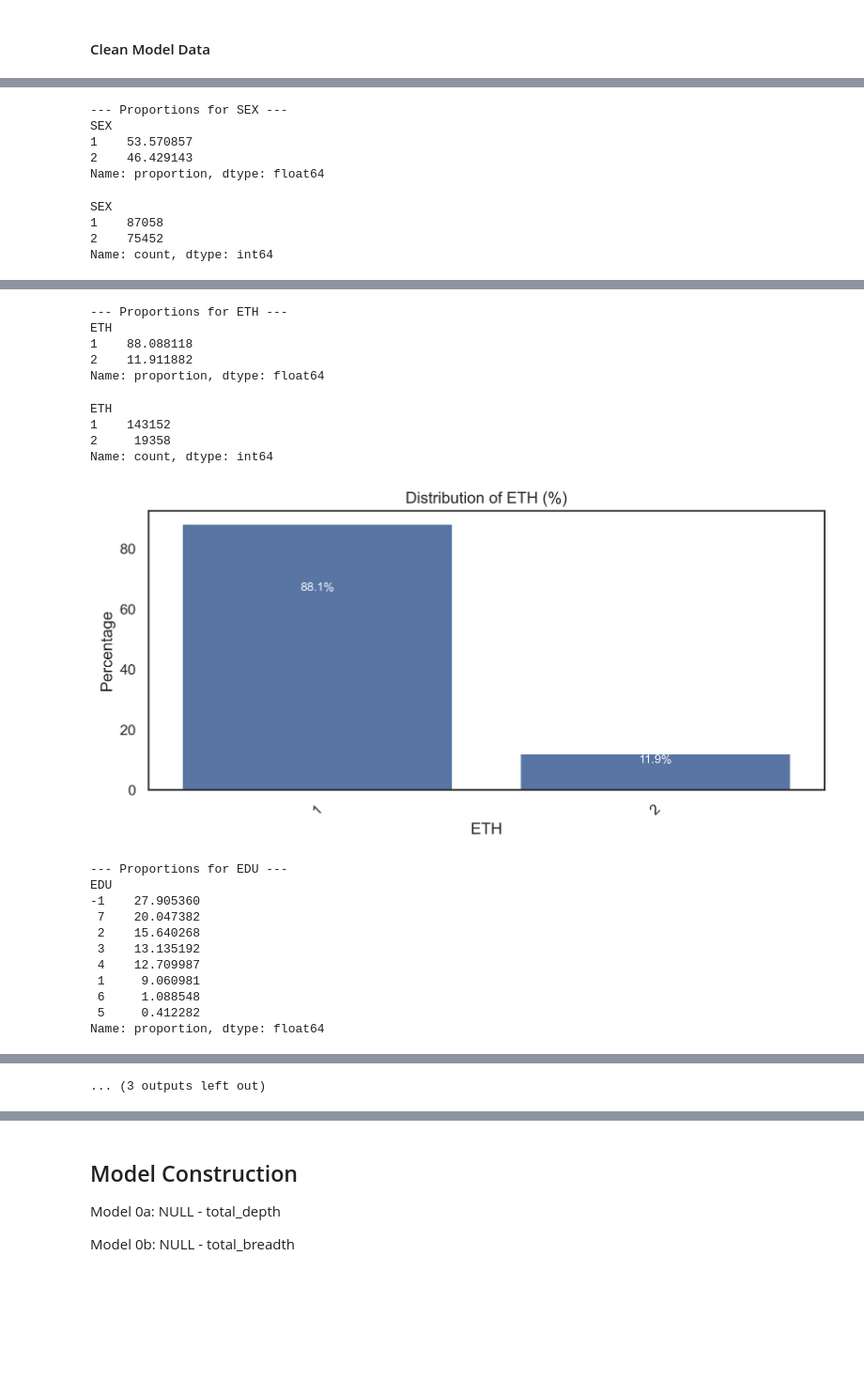
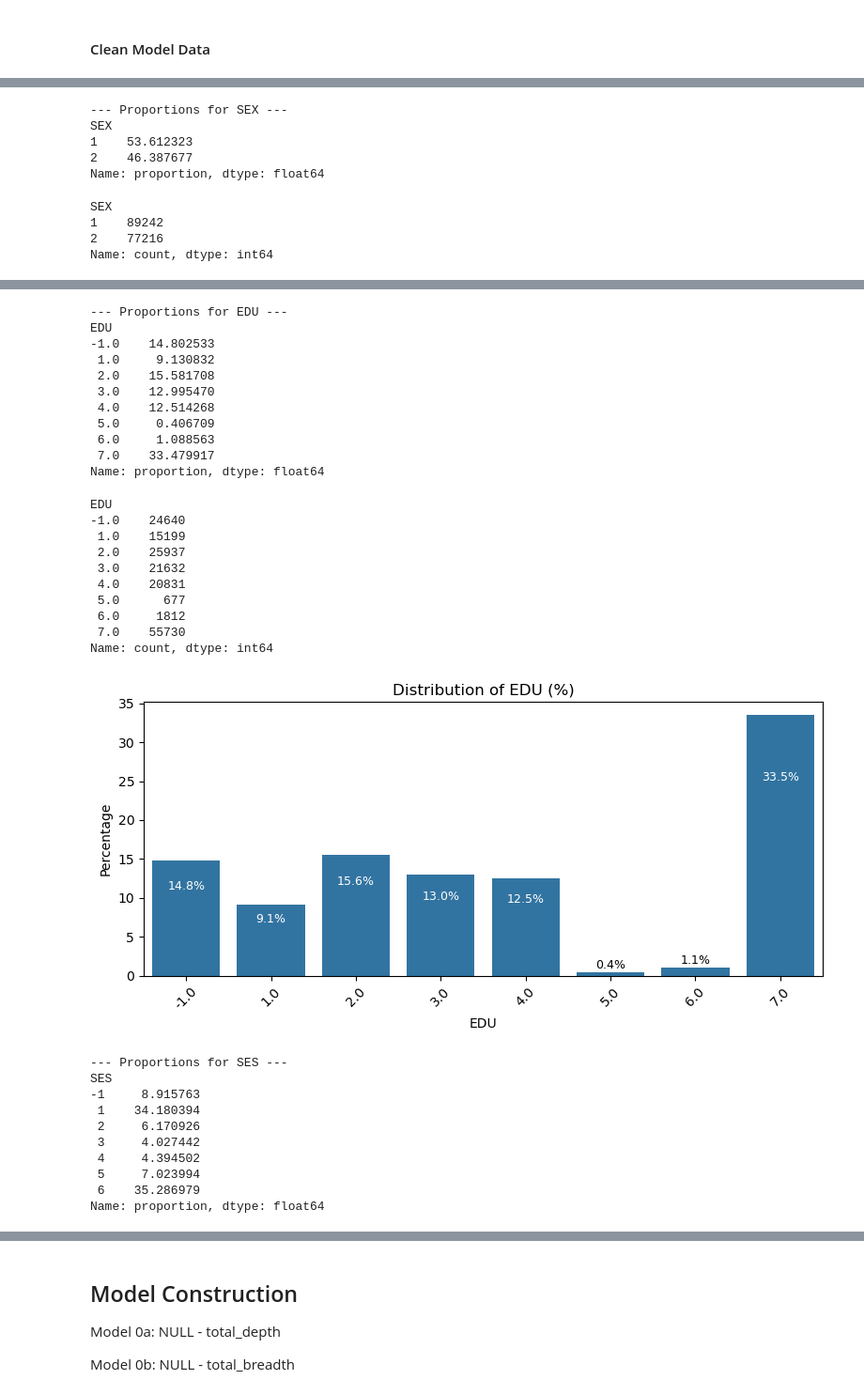
Before and after one commit to andrea-chong/spatial-cultural-access-england, a Jupyter notebook: research_notebooks/05_modelling.ipynb, the cells around one changed output, grey strips where cells are left out. Shown at 94% size. Drawn from its saved outputs; the diff is of its cells as text; code cells hidden in the pictures; blank space fills up the shorter version.

Commit message:
update model and descriptive stats after fixing missingness

```diff
--- a/research_notebooks/05_modelling.ipynb
+++ b/research_notebooks/05_modelling.ipynb
@@ -115,11 +95,11 @@ model_data_df['EDUCAT4_filled'] = model_data_df['EDUCAT4_filled'].astype('catego
 model_data_df['NSSEC_5_filled'] = model_data_df['NSSEC_5_filled'].astype('category')
 # %%
 # Drop remaining missing values
-model_data_df_clean = model_data_df.dropna(subset=[
+model_data_df = model_data_df.dropna(subset=[
     'SEX', #1 Female, 2 Male
     'AGEBAND',
-    'ETHNIC_NET_Safeguard',
-    'wellbeing'
+    'total_depth',
+    # 'wellbeing',
 ])
 # %% [markdown]
 #### Numeric Vars Distribution
@@ -210,7 +190,7 @@ plt.show()
 # %% [markdown]
 #### Categorical Vars Distribution
 # %%
-categorical_vars = ['SEX', 'AGEBAND', 'NSSEC_5', 'EDUCAT4', 'ETHNIC_NET_Safeguard']
+categorical_vars = ['SEX', 'AGEBAND', 'NSSEC_5', 'EDUCAT4']
 
 for var in categorical_vars:
     plt.figure(figsize=(8, 4))
@@ -254,7 +233,6 @@ select_vars = [
     # Controls
     'SEX',
     'AGEBAND',
-    'ETHNIC_NET_Safeguard',
     'EDUCAT4_filled',
     'NSSEC_5_filled',
 
@@ -274,7 +252,6 @@ final_vars = [
     # Controls
     'SEX',
     'AGE',
-    'ETH',
     'EDU',
     'SES',
 
@@ -282,15 +259,12 @@ final_vars = [
     'LAD23CD'
 ]
 
-clean_model_df = model_data_df.dropna(subset=[
-                'SEX', 'AGEBAND', 'ETHNIC_NET_Safeguard'
-            ]).loc[:,select_vars].copy()
+clean_model_df = model_data_df.loc[:,select_vars].copy()
 clean_model_df.columns = final_vars
 
 categorical_vars = [
     'SEX',
     'AGE',
-    'ETH',
     'EDU',
     'SES'
 ]
@@ -327,12 +319,12 @@ None
 # %%
 for col in clean_model_df.select_dtypes(include=['category']):
     print(f"--- Proportions for {col} ---")
-    print(clean_model_df[col].value_counts(normalize=True) * 100)
+    print(clean_model_df[col].value_counts(normalize=True).sort_index() * 100)
     print("\n")
 
     plt.figure(figsize=(8, 4))
 
-    display( clean_model_df[col].value_counts(normalize=False, dropna=False) )
+    display( clean_model_df[col].value_counts(normalize=False, dropna=False).sort_index() )
     proportions = clean_model_df[col].value_counts(normalize=True, dropna=False) * 100
 
     sns.barplot(x=proportions.index, y=proportions.values)
@@ -356,10 +348,10 @@ for col in clean_model_df.select_dtypes(include=['category']):
 # %% [output]
 --- Proportions for SEX ---
 SEX
-1    53.570857
-2    46.429143
+1    53.612323
+2    46.387677
 Name: proportion, dtype: float64
 SEX
-1    87058
-2    75452
+1    89242
+2    77216
 Name: count, dtype: int64
@@ -403,21 +395,32 @@ Name: count, dtype: int64
---- Proportions for ETH ---
-ETH
-1    88.088118
-2    11.911882
+--- Proportions for EDU ---
+EDU
+-1.0    14.802533
+ 1.0     9.130832
+ 2.0    15.581708
+ 3.0    12.995470
+ 4.0    12.514268
+ 5.0     0.406709
+ 6.0     1.088563
+ 7.0    33.479917
 Name: proportion, dtype: float64
-ETH
-1    143152
-2     19358
+EDU
+-1.0    24640
+ 1.0    15199
+ 2.0    25937
+ 3.0    21632
+ 4.0    20831
+ 5.0      677
+ 6.0     1812
+ 7.0    55730
 Name: count, dtype: int64
-[figure, old version]
+[figure, new version]
---- Proportions for EDU ---
-EDU
--1    27.905360
- 7    20.047382
- 2    15.640268
- 3    13.135192
- 4    12.709987
- 1     9.060981
- 6     1.088548
- 5     0.412282
+--- Proportions for SES ---
+SES
+-1     8.915763
+ 1    34.180394
+ 2     6.170926
+ 3     4.027442
+ 4     4.394502
+ 5     7.023994
+ 6    35.286979
 Name: proportion, dtype: float64
@@ -435,4 +437,3 @@ Name: count, dtype: int64
-... (3 outputs left out)
 # %%
 ### Calculate participation intensity
 # Normalize to 0–1 scale
```
Also changed, not shown: parts of 23 cells of this notebook.
